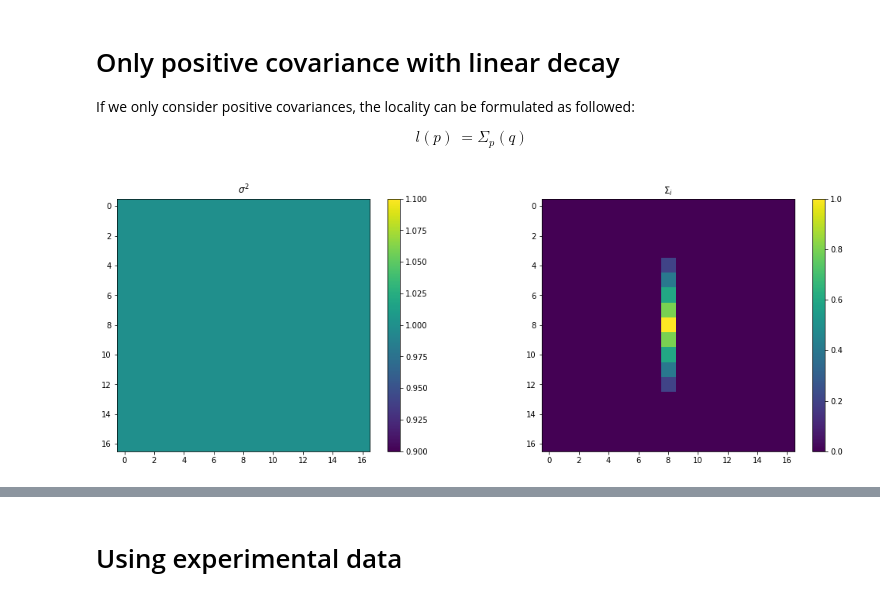
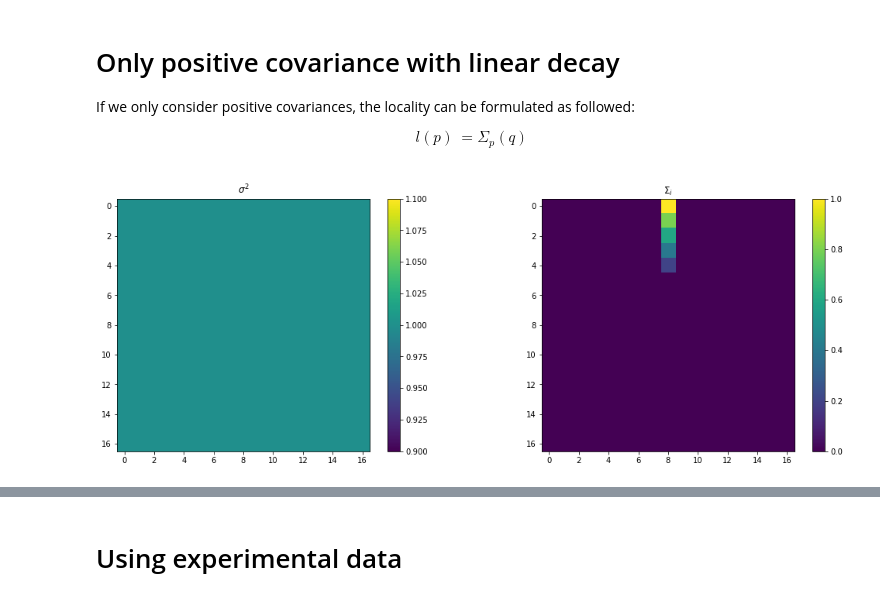
Before and after one commit to leonharv/uncertainty-vis, a Jupyter notebook: Experiments/Covariance Analysis/Locality Measure.ipynb, the cells around one changed output, grey strips where cells are left out. Drawn from its saved outputs; the diff is of its cells as text; code cells hidden in the pictures.

```diff
--- a/Experiments/Covariance Analysis/Locality Measure.ipynb
+++ b/Experiments/Covariance Analysis/Locality Measure.ipynb
@@ -104,25 +104,26 @@ If we only consider positive covariances, the locality can be formulated as foll
 # %%
 gridDimensions = np.array([17,17])
 variance = np.ones(gridDimensions)
 
 Sigma = build_covariance_y(variance, linear, 5)
 
 # center pixel
-targetPixel = 17//2 * 17 + 17//2
+p = np.array([17//2, 0])
+targetPixel = p[1] * gridDimensions[0] + p[0]
 Sigma_i = Sigma[targetPixel,:].reshape(gridDimensions)
 
 plt.figure(figsize=(18,6))
 plt.subplot(1,2,1)
 plt.imshow(np.diag(Sigma).reshape(gridDimensions))
 plt.title(r'$\sigma^2$')
 plt.colorbar()
 plt.subplot(1,2,2)
 plt.imshow(Sigma_i)
 plt.title(r'$\Sigma_i$')
 plt.colorbar()
 plt.show()
 # %% [output]
-[figure, old version]
+[figure, new version]
 # %%
 def dist_covariance(Sigma, idx, percent=0.95):
     n = np.int64(np.sqrt(Sigma.shape[0]))
```
Also changed, not shown: parts of 8 cells of this notebook.
